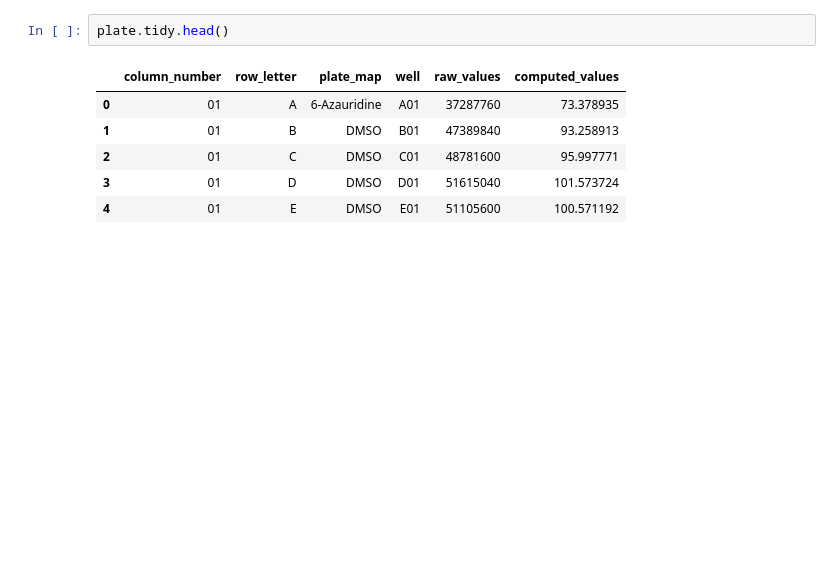
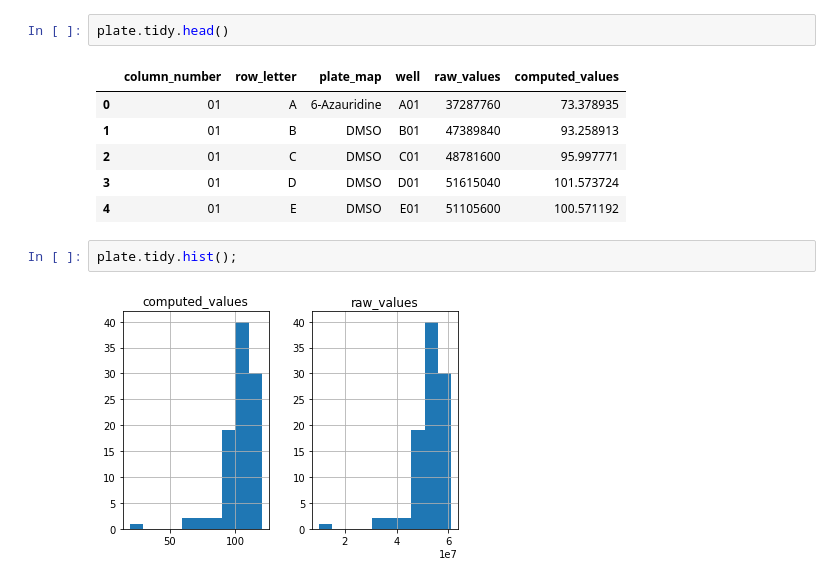
Before and after one commit to czbiohub/dobby, a Jupyter notebook: notebooks/perkin_elmer_envision_plate_reader_parser_demo.ipynb, the cells around one changed output. Saved outputs shown, nothing was run; the diff lists cells and outputs as text; blank space fills up the shorter version.

```diff
--- a/notebooks/perkin_elmer_envision_plate_reader_parser_demo.ipynb
+++ b/notebooks/perkin_elmer_envision_plate_reader_parser_demo.ipynb
@@ -55,3 +61,7 @@ plate.tidy.head()
 | 2 | 01 | C | DMSO | C01 | 48781600 | 95.997771 |
 | 3 | 01 | D | DMSO | D01 | 51615040 | 101.573724 |
 | 4 | 01 | E | DMSO | E01 | 51105600 | 100.571192 |
+# %%
+plate.tidy.hist();
+# %% [output]
+[figure, added]
```
Also changed, not shown: parts of 20 cells of this notebook, 1 other file.
